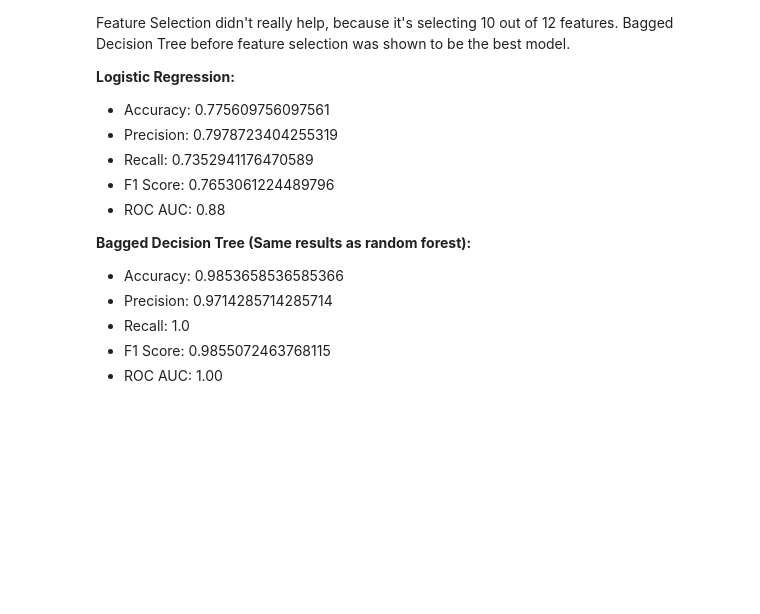
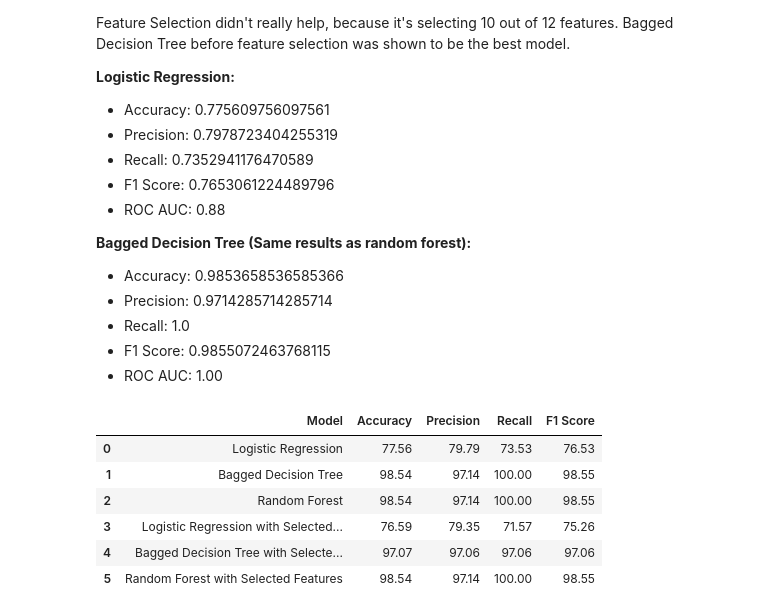
Before and after one commit to abdulnawab916/ECSFinalProject, a Jupyter notebook: Exploratory Data Analysis/EDA.ipynb, the cells around one changed output. Drawn from its saved outputs; the diff is of its cells as text; code cells hidden in the pictures; blank space fills up the shorter version.

```diff
--- a/Exploratory Data Analysis/EDA.ipynb
+++ b/Exploratory Data Analysis/EDA.ipynb
@@ -534,3 +534,46 @@ Feature Selection didn't really help, because it's selecting 10 out of 12 featur
 - Recall: 1.0
 - F1 Score: 0.9855072463768115
 - ROC AUC: 1.00
+# %%
+import pandas as pd
+
+# Data for the metrics
+data = {
+    'Model': [
+        'Logistic Regression', 'Bagged Decision Tree', 'Random Forest',
+        'Logistic Regression with Selected Features', 'Bagged Decision Tree with Selected Features', 'Random Forest with Selected Features'
+    ],
+    'Accuracy': [
+        0.775609756097561, 0.9853658536585366, 0.9853658536585366,
+        0.7658536585365854, 0.9707317073170731, 0.9853658536585366
+    ],
+    'Precision': [
+        0.7978723404255319, 0.9714285714285714, 0.9714285714285714,
+        0.7934782608695652, 0.9705882352941176, 0.9714285714285714
+    ],
+    'Recall': [
+        0.7352941176470589, 1.0, 1.0,
+        0.7156862745098039, 0.9705882352941176, 1.0
+    ],
+    'F1 Score': [
+        0.7653061224489796, 0.9855072463768115, 0.9855072463768115,
+        0.7525773195876289, 0.9705882352941176, 0.9855072463768115
+    ]
+}
+
+# Create the dataframe
+df = pd.DataFrame(data)
+
+df_percent = df.copy()
+df_percent[['Accuracy', 'Precision', 'Recall', 'F1 Score']] = df_percent[['Accuracy', 'Precision', 'Recall', 'F1 Score']] * 100
+df_percent = df_percent.round(2)
+
+df_percent
+# %% [output]
+|  | Model | Accuracy | Precision | Recall | F1 Score |
+| 0 | Logistic Regression | 77.56 | 79.79 | 73.53 | 76.53 |
+| 1 | Bagged Decision Tree | 98.54 | 97.14 | 100.00 | 98.55 |
+| 2 | Random Forest | 98.54 | 97.14 | 100.00 | 98.55 |
+| 3 | Logistic Regression with Selected... | 76.59 | 79.35 | 71.57 | 75.26 |
+| 4 | Bagged Decision Tree with Selecte... | 97.07 | 97.06 | 97.06 | 97.06 |
+| 5 | Random Forest with Selected Features | 98.54 | 97.14 | 100.00 | 98.55 |
```
Also changed, not shown: 3 other files.
